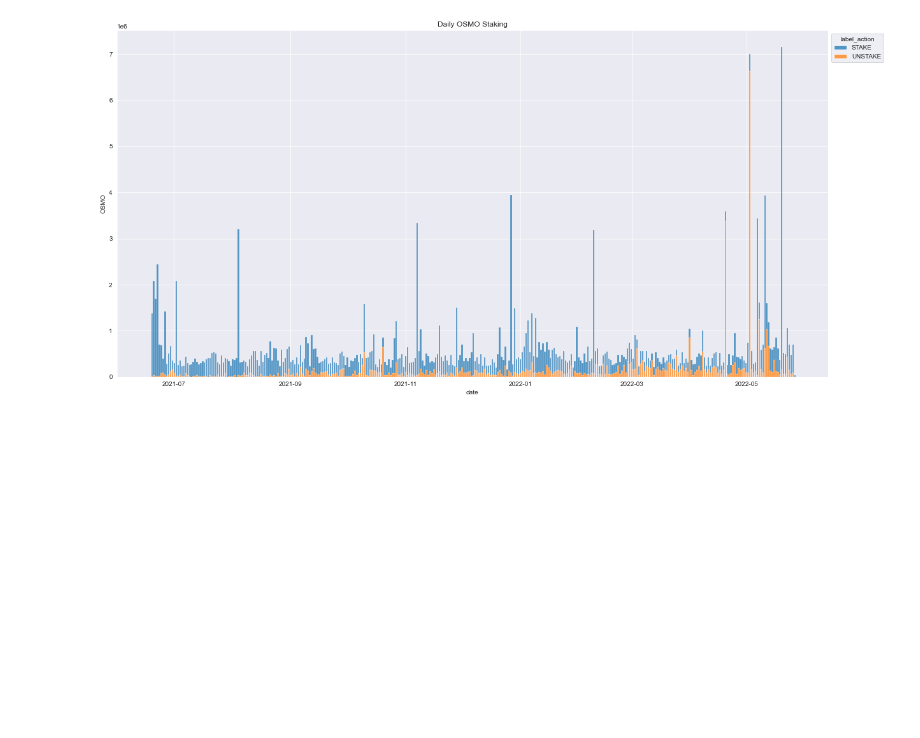
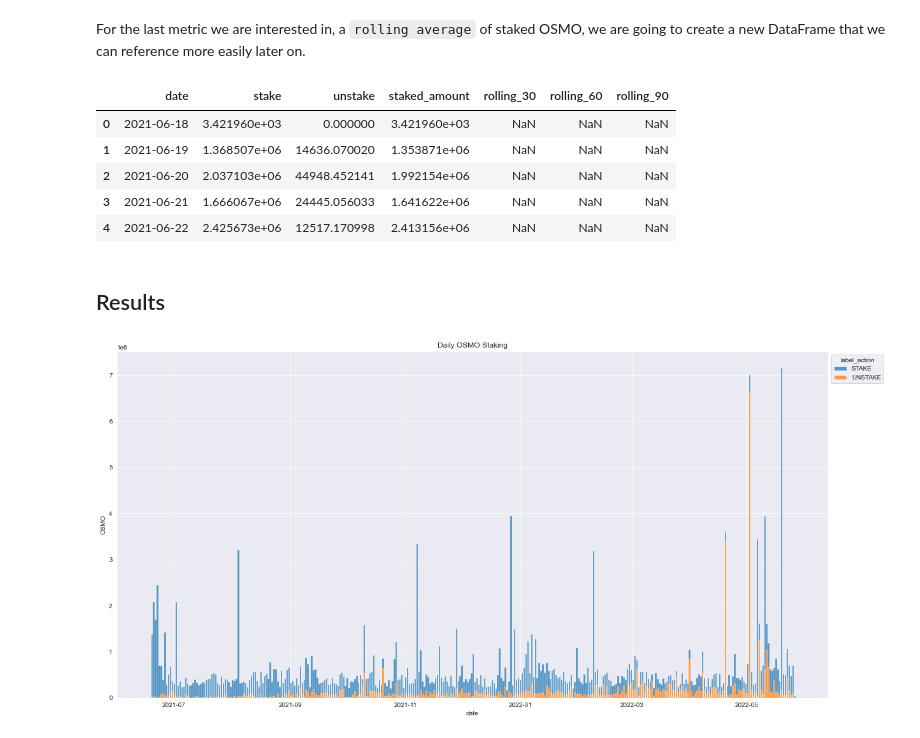
Before and after one commit to MeiLiing/flipside_bounties, a Jupyter notebook: osmosis_bounties/osmosis.ipynb, the cells around one changed output. Drawn from its saved outputs; the diff is of its cells as text; code cells hidden in the pictures; blank space fills up the shorter version.

```diff
--- a/osmosis_bounties/osmosis.ipynb
+++ b/osmosis_bounties/osmosis.ipynb
@@ -68,0 +164,22 @@ sns.set_style('darkgrid')
+# %% [markdown]
+For the last metric we are interested in, a `rolling average` of staked OSMO, we are going to create a new DataFrame that we can reference more easily later on.
+# %%
+df_rolavg = df_flip[['date','label_action','osmo']].pivot(index='date',columns='label_action',values='osmo')\
+    .reset_index()
+df_rolavg.fillna(0, inplace=True)
+df_rolavg.columns = df_rolavg.columns.str.lower()
+df_rolavg.columns.name = ''
+df_rolavg['staked_amount'] = df_rolavg.stake - df_rolavg.unstake
+
+df_rolavg['rolling_30'] = df_rolavg.staked_amount.rolling(30).mean()
+df_rolavg['rolling_60'] = df_rolavg.staked_amount.rolling(60).mean()
+df_rolavg['rolling_90'] = df_rolavg.staked_amount.rolling(90).mean()
+
+df_rolavg.head()
+# %% [output]
+|  | date | stake | unstake | staked_amount | rolling_30 | rolling_60 | rolling_90 |
+| 0 | 2021-06-18 | 3.421960e+03 | 0.000000 | 3.421960e+03 | NaN | NaN | NaN |
+| 1 | 2021-06-19 | 1.368507e+06 | 14636.070020 | 1.353871e+06 | NaN | NaN | NaN |
+| 2 | 2021-06-20 | 2.037103e+06 | 44948.452141 | 1.992154e+06 | NaN | NaN | NaN |
+| 3 | 2021-06-21 | 1.666067e+06 | 24445.056033 | 1.641622e+06 | NaN | NaN | NaN |
+| 4 | 2021-06-22 | 2.425673e+06 | 12517.170998 | 2.413156e+06 | NaN | NaN | NaN |
@@ -69,3 +190,5 @@ sns.set_style('darkgrid')
+# %% [markdown]
+## Results
 # %%
 plt.figure(figsize=(20,10))
 ax = sns.histplot(df_flip, x='date', hue='label_action', weights='osmo',
```
Also changed, not shown: parts of 15 cells of this notebook.
